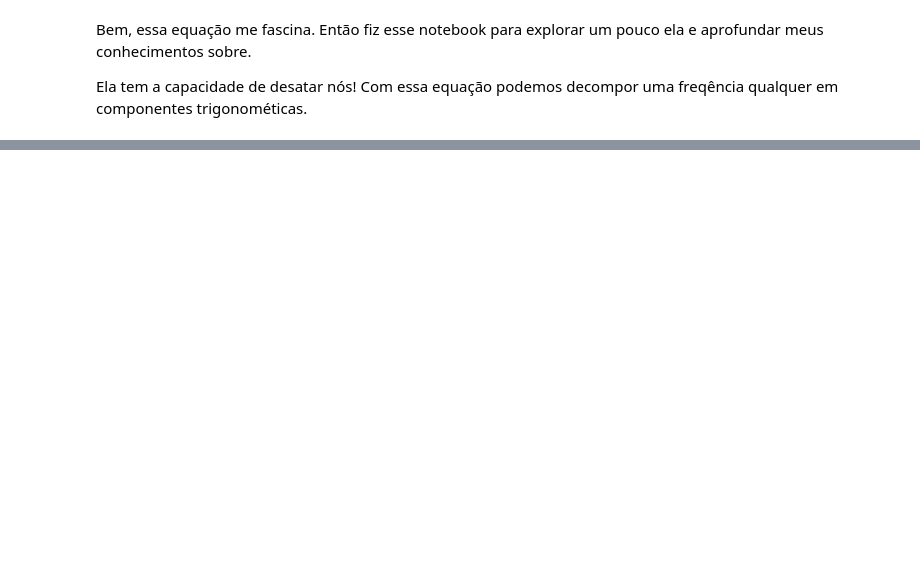
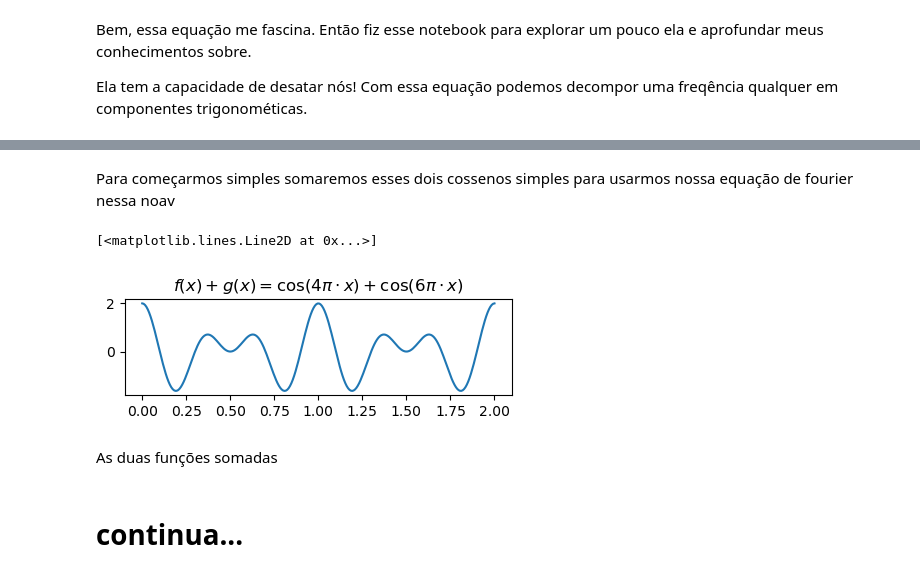
Before and after one commit to caruazu/transformacao-de-fourrie, a Jupyter notebook: transforma-o-de-fourier.ipynb, the cells around one changed output, grey strips where cells are left out. Cells and saved outputs as stored; diff of their text form; code cells hidden in the pictures; blank space fills up the shorter version.

Commit message:
Kaggle Notebook | Transformação de Fourier | somando duas funções

```diff
--- a/transforma-o-de-fourier.ipynb
+++ b/transforma-o-de-fourier.ipynb
@@ -42,0 +47,18 @@ ax.plot(dominio, contradominio)
+# %% [markdown]
+Para começarmos simples somaremos esses dois cossenos simples para usarmos nossa equação de fourier nessa noav
+# %%
+# somando as funções
+
+contradominio_f_e_g = np.cos(4*np.pi*dominio) + np.cos(6*np.pi*dominio)
+
+fig_2, ax_2 = plt.subplots(figsize=(5, 1.25))
+
+ax_2.set_title(r'$f(x)+ g(x)=\cos(4\pi\cdot x)+\cos(6\pi\cdot x)$')
+ax_2.plot(dominio, contradominio_f_e_g)
+# %% [output]
+[<matplotlib.lines.Line2D at 0x...>]
+[figure, added]
+# %% [markdown]
+As duas funções somadas
+# %% [markdown]
+# continua...
```
Also changed, not shown: parts of 4 cells of this notebook.
